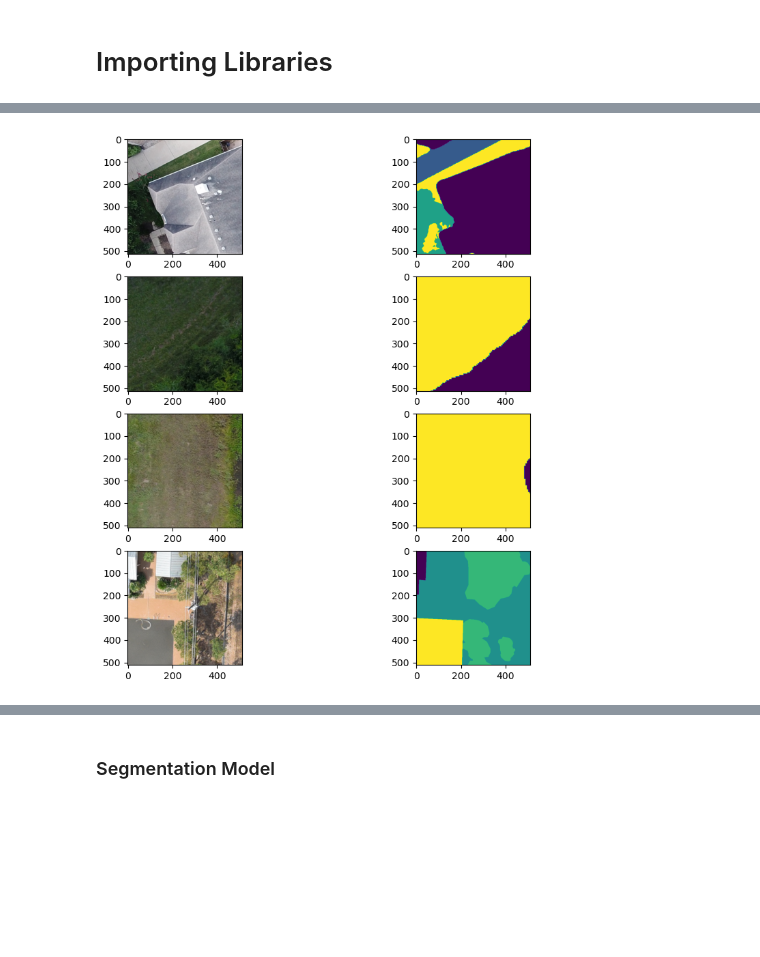
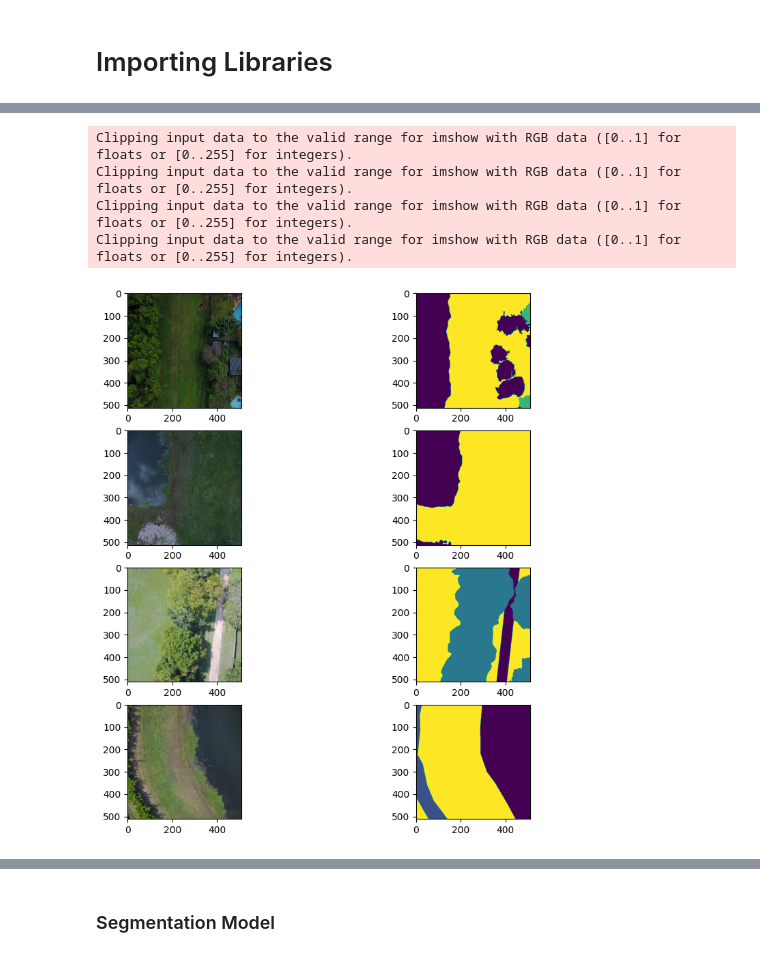
Before and after one commit to AniTho/scene_graph, a Jupyter notebook: work.ipynb, the cells around one changed output, grey strips where cells are left out. Drawn from its saved outputs; the diff is of its cells as text; code cells hidden in the pictures; blank space fills up the shorter version.

```diff
--- a/work.ipynb
+++ b/work.ipynb
@@ -25,0 +23,12 @@ DEVICE = 'cuda'
+# %%
+learning_rate = 1e-04
+num_epochs = 10
+batch_size = 8
+img_resize = 1024
+crop_size = 512
+mean, std = [0.4194, 0.4612, 0.3479], [0.2038, 0.1898, 0.2043]
+inv_transforms = transforms.Compose([transforms.Normalize(mean = [ 0., 0., 0. ],
+                                        std = [ 1/std[0], 1/std[1], 1/std[2] ]),
+                                    transforms.Normalize(mean = [-mean[0], -mean[1], -mean[2]],
+                                        std = [ 1., 1., 1. ])])
+device = 'cuda' if torch.cuda.is_available() else 'cpu'
@@ -28,10 +50,10 @@ DEVICE = 'cuda'
 # %%
-base_data_dir = pathlib.Path('FloodNet-Supervised_v1.0/')
+base_data_dir = pathlib.Path('data/FloodNet-Supervised_v1.0/')
 train_dir = base_data_dir/'train'
 test_dir = base_data_dir/'test'
 valid_dir = base_data_dir/'val'
 train_img_dir, train_mask_dir = train_dir/'train-org-img', train_dir/'train-label-img'
-valid_img_dir, valid_mask_dir = valid_dir/'valid-org-img', valid_dir/'valid-label-img'
+valid_img_dir, valid_mask_dir = valid_dir/'val-org-img', valid_dir/'val-label-img'
 test_img_dir, test_mask_dir = test_dir/'test-org-img', test_dir/'test-label-img'
 # %%
 # Fetching all the jpgs from the img folder
@@ -94,7 +114,7 @@ class SatelliteDataset(Dataset):
     def __getitem__(self, idx):
         current_img_path = self.images[idx]
         current_label_path = self.label_mask_path(current_img_path)
-        img = np.asarray(Image.open(current_img_path)).copy()
+        img = np.asarray(Image.open(current_img_path)).copy() / 255.
         mask = np.asarray(Image.open(current_label_path)).copy()
         if self.transforms:
             transformed = self.transforms(image = img, mask = mask)
@@ -105,12 +125,13 @@ class SatelliteDataset(Dataset):
     def label_mask_path(self, image_path):
         return self.masks_dir/f'{image_path.stem}_lab.png'
 # %%
-train_augmentation = A.Compose([# A.LongestMaxSize(max_size=1024, interpolation=1),
-                                A.RandomCrop(height = 512, width = 512),
+train_augmentation = A.Compose([A.LongestMaxSize(max_size=img_resize, interpolation=1),
+                                A.RandomCrop(height = crop_size, width = crop_size),
+                                A.Normalize(mean = mean, std = std, max_pixel_value=1),
                                 ToTensorV2(),
                                 ])
 train_dataset = SatelliteDataset(train_img_dir, train_mask_dir, train_images, train_augmentation)
-trainloader = DataLoader(train_dataset, batch_size = 4, shuffle=True)
+trainloader = DataLoader(train_dataset, batch_size = batch_size, shuffle=True, num_workers=8, pin_memory=True)
 # %%
 print('No. of batches in train loader = ',len(trainloader))
 print ('Size of training dataset = ',len(train_dataset) )
@@ -140,14 +167,20 @@ test_imgs.shape, test_masks.shape
 # %%
 fig, axes = plt.subplots(4, 2, figsize = (10,10))
 for i in range(4):
     # (H x W x C) -> (C x H x W)
-    img, mask = np.transpose(train_imgs[i].cpu().detach(), (1,2,0)), train_masks[i]
+    # Denormalizing input
+    img = inv_transforms(train_imgs[i])
+    img, mask = np.transpose(img.cpu().detach(), (1,2,0)), train_masks[i]
     axes[i, 0].imshow(img)
     #axes[i, 0].axis('off')
     axes[i, 1].imshow(mask)
     #axes[i, 1].axis('off')
 # %% [output]
+Clipping input data to the valid range for imshow with RGB data ([0..1] for floats or [0..255] for integers).
+Clipping input data to the valid range for imshow with RGB data ([0..1] for floats or [0..255] for integers).
+Clipping input data to the valid range for imshow with RGB data ([0..1] for floats or [0..255] for integers).
+Clipping input data to the valid range for imshow with RGB data ([0..1] for floats or [0..255] for integers).
-[figure, old version]
+[figure, new version]
 # %%
 fig, axes = plt.subplots(4, 2, figsize = (10,10))
 for i in range(4):
```
Also changed, not shown: parts of 29 cells of this notebook.
